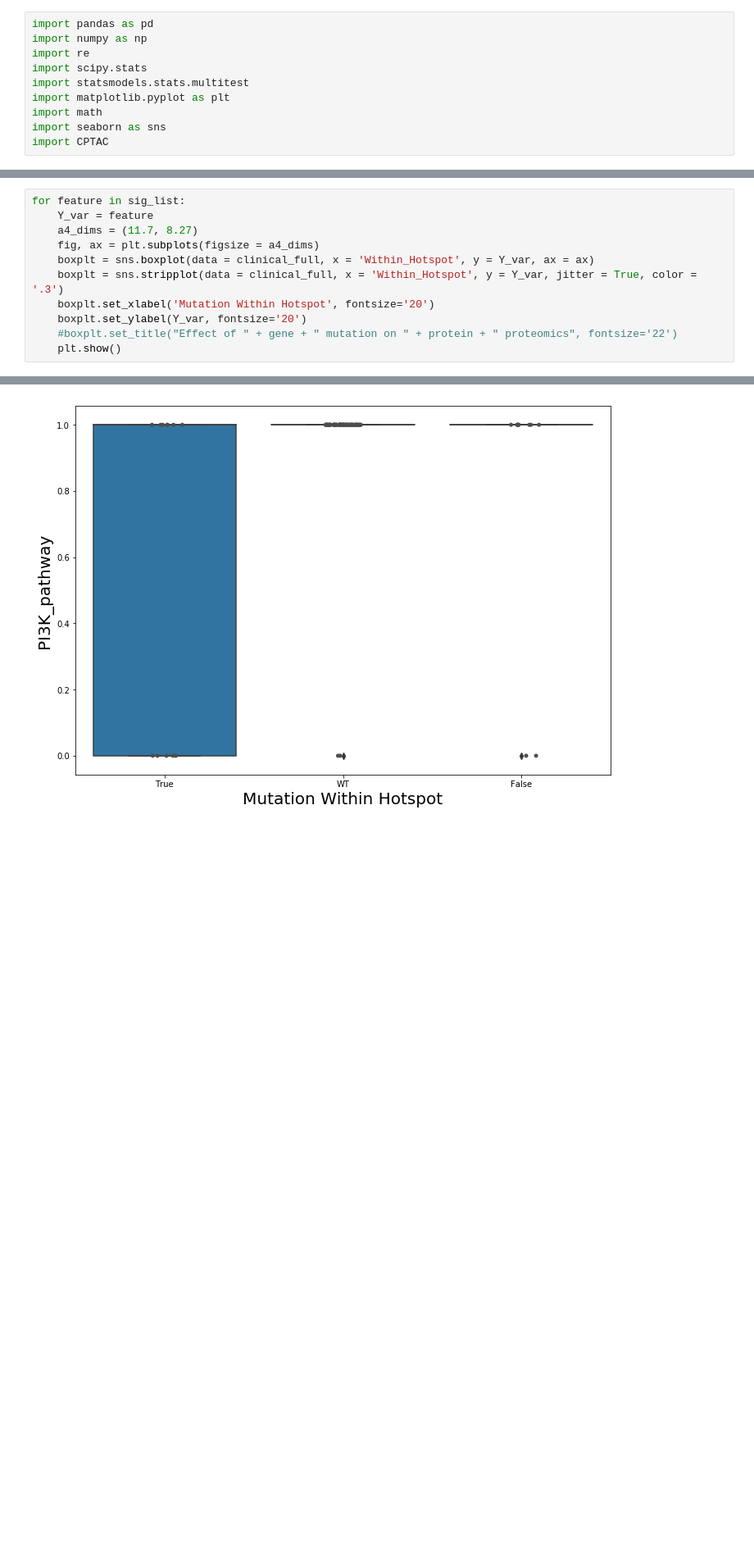
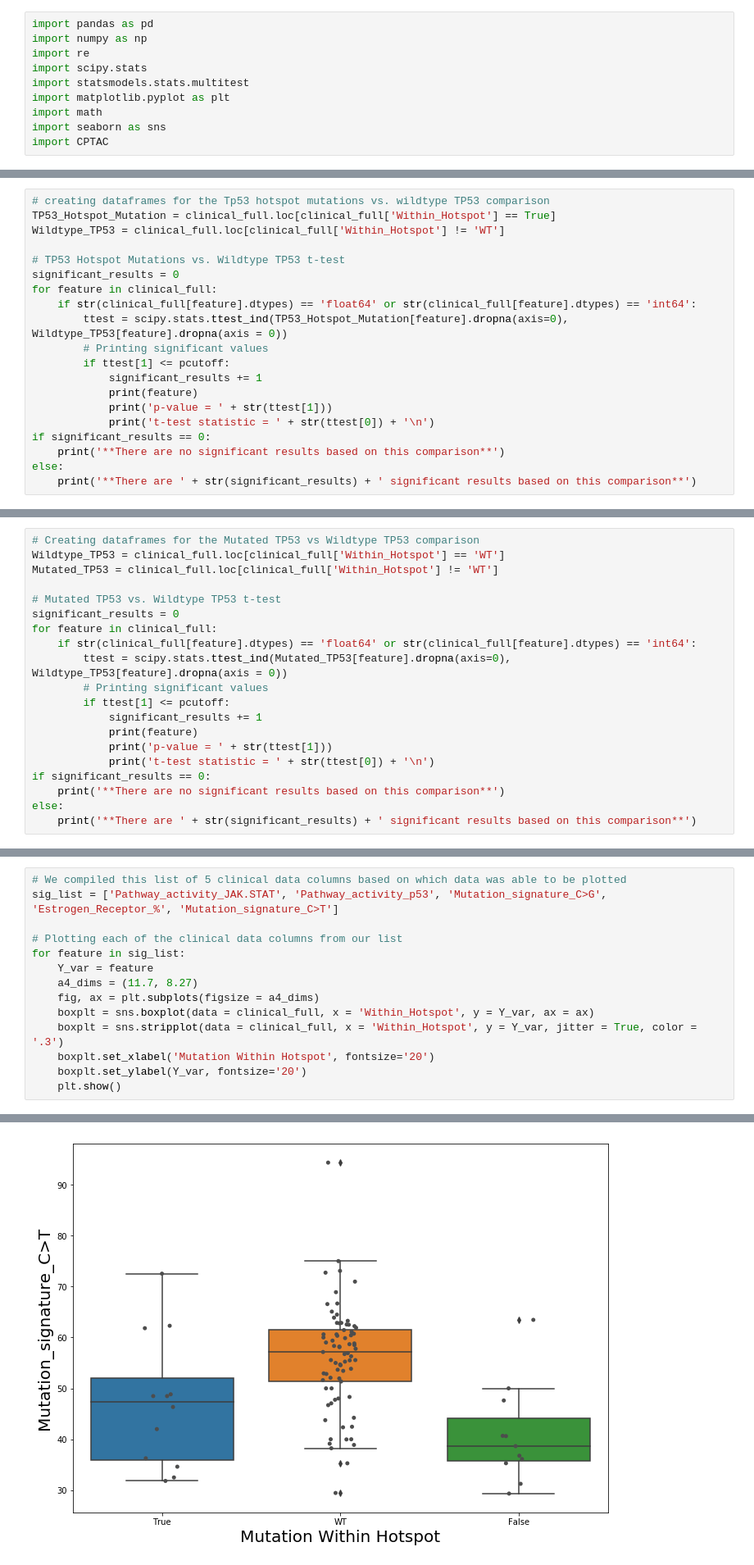
Before and after one commit to PayneLab/UCEC-clinical-stat-analysis, a Jupyter notebook: TP53_Final_Story/5_TP53_Clinical.ipynb, the cells around one changed output, grey strips where cells are left out. Shown at 82% size. Saved outputs shown, nothing was run; the diff lists cells and outputs as text; blank space fills up the shorter version.

```diff
--- a/TP53_Final_Story/5_TP53_Clinical.ipynb
+++ b/TP53_Final_Story/5_TP53_Clinical.ipynb
@@ -165,0 +105,20 @@ print(list(l))
+# %%
+# creating dataframes for the Tp53 hotspot mutations vs. wildtype TP53 comparison
+TP53_Hotspot_Mutation = clinical_full.loc[clinical_full['Within_Hotspot'] == True]
+Wildtype_TP53 = clinical_full.loc[clinical_full['Within_Hotspot'] != 'WT']
+
+# TP53 Hotspot Mutations vs. Wildtype TP53 t-test
+significant_results = 0
+for feature in clinical_full:
+    if str(clinical_full[feature].dtypes) == 'float64' or str(clinical_full[feature].dtypes) == 'int64':
+        ttest = scipy.stats.ttest_ind(TP53_Hotspot_Mutation[feature].dropna(axis=0), Wildtype_TP53[feature].dropna(axis = 0))
+        # Printing significant values
+        if ttest[1] <= pcutoff:
+            significant_results += 1
+            print(feature)
+            print('p-value = ' + str(ttest[1]))
+            print('t-test statistic = ' + str(ttest[0]) + '\n')
+if significant_results == 0:
+    print('**There are no significant results based on this comparison**')
+else:
+    print('**There are ' + str(significant_results) + ' significant results based on this comparison**')
@@ -165,0 +127,20 @@ print(list(l))
+# %%
+# Creating dataframes for the Mutated TP53 vs Wildtype TP53 comparison
+Wildtype_TP53 = clinical_full.loc[clinical_full['Within_Hotspot'] == 'WT']
+Mutated_TP53 = clinical_full.loc[clinical_full['Within_Hotspot'] != 'WT']
+
+# Mutated TP53 vs. Wildtype TP53 t-test
+significant_results = 0
+for feature in clinical_full:
+    if str(clinical_full[feature].dtypes) == 'float64' or str(clinical_full[feature].dtypes) == 'int64':
+        ttest = scipy.stats.ttest_ind(Mutated_TP53[feature].dropna(axis=0), Wildtype_TP53[feature].dropna(axis = 0))
+        # Printing significant values
+        if ttest[1] <= pcutoff:
+            significant_results += 1
+            print(feature)
+            print('p-value = ' + str(ttest[1]))
+            print('t-test statistic = ' + str(ttest[0]) + '\n')
+if significant_results == 0:
+    print('**There are no significant results based on this comparison**')
+else:
+    print('**There are ' + str(significant_results) + ' significant results based on this comparison**')
@@ -166,4 +167,8 @@ print(list(l))
 # %%
+# We compiled this list of 5 clinical data columns based on which data was able to be plotted
+sig_list = ['Pathway_activity_JAK.STAT', 'Pathway_activity_p53', 'Mutation_signature_C>G', 'Estrogen_Receptor_%', 'Mutation_signature_C>T']
+
+# Plotting each of the clinical data columns from our list
 for feature in sig_list:
     Y_var = feature
     a4_dims = (11.7, 8.27)
@@ -172,6 +177,5 @@ for feature in sig_list:
     boxplt = sns.stripplot(data = clinical_full, x = 'Within_Hotspot', y = Y_var, jitter = True, color = '.3')
     boxplt.set_xlabel('Mutation Within Hotspot', fontsize='20')
     boxplt.set_ylabel(Y_var, fontsize='20')
-    #boxplt.set_title("Effect of " + gene + " mutation on " + protein + " proteomics", fontsize='22')
     plt.show()
 # %% [output]
@@ -182 +186 @@ for feature in sig_list:
-[figure, old version]
+[figure, new version]
```
Also changed, not shown: parts of 21 cells of this notebook.
